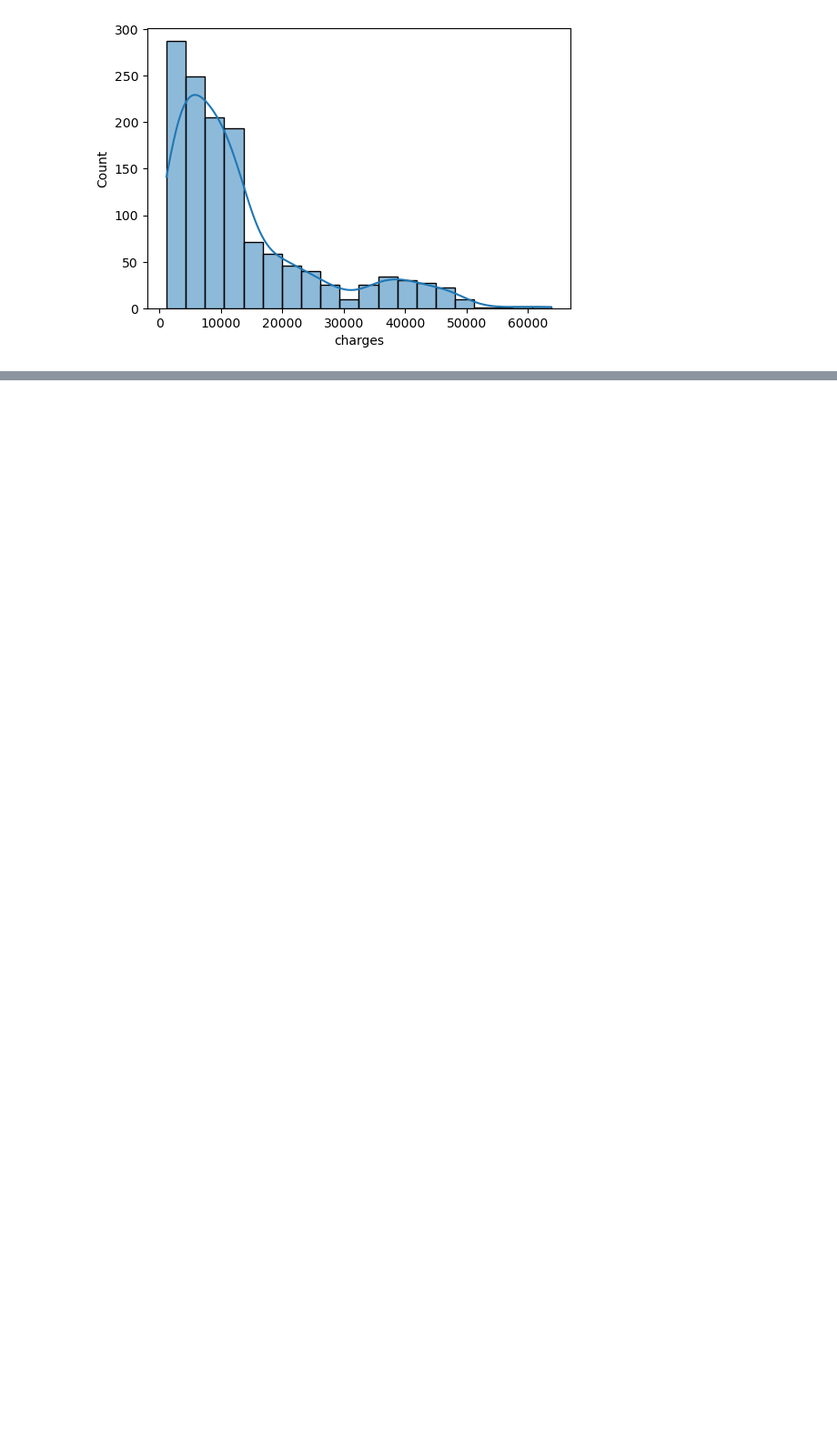
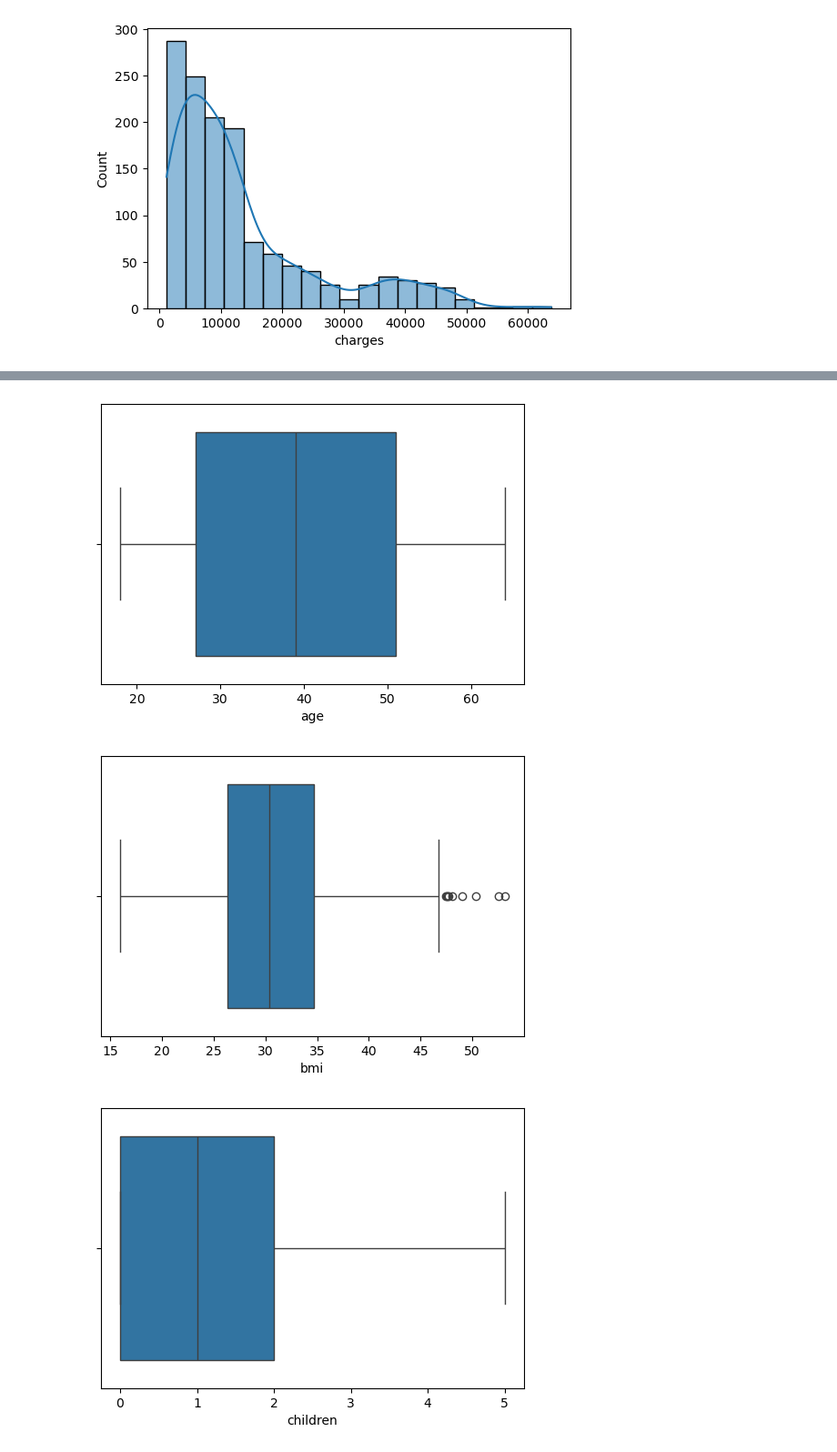
Before and after one commit to CipherCraftXIshant/Agentic-AI, a Jupyter notebook: Untitled.ipynb, the cells around one changed output, grey strips where cells are left out. Shown at 91% size. Drawn from its saved outputs; the diff is of its cells as text; code cells hidden in the pictures; blank space fills up the shorter version.

```diff
--- a/Untitled.ipynb
+++ b/Untitled.ipynb
@@ -80,0 +96,8 @@ for col in numeric_columns:
+# %%
+for col in numeric_columns:
+    plt.figure(figsize = (6,4))
+    sns.boxplot(x = df[col])
+# %% [output]
+[figure, added]
+[figure, added]
+[figure, added]
```
Also changed, not shown: parts of 40 cells of this notebook.
